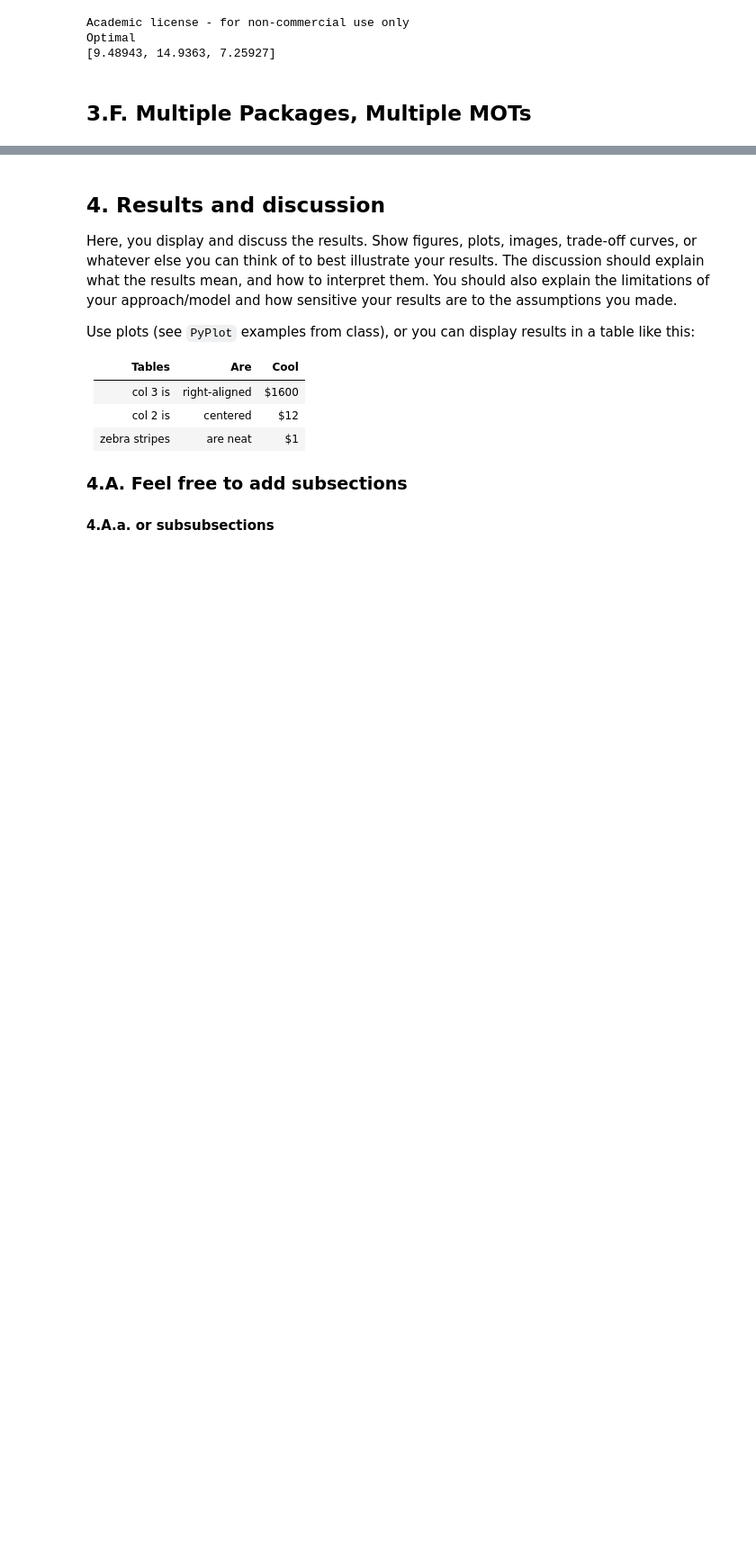
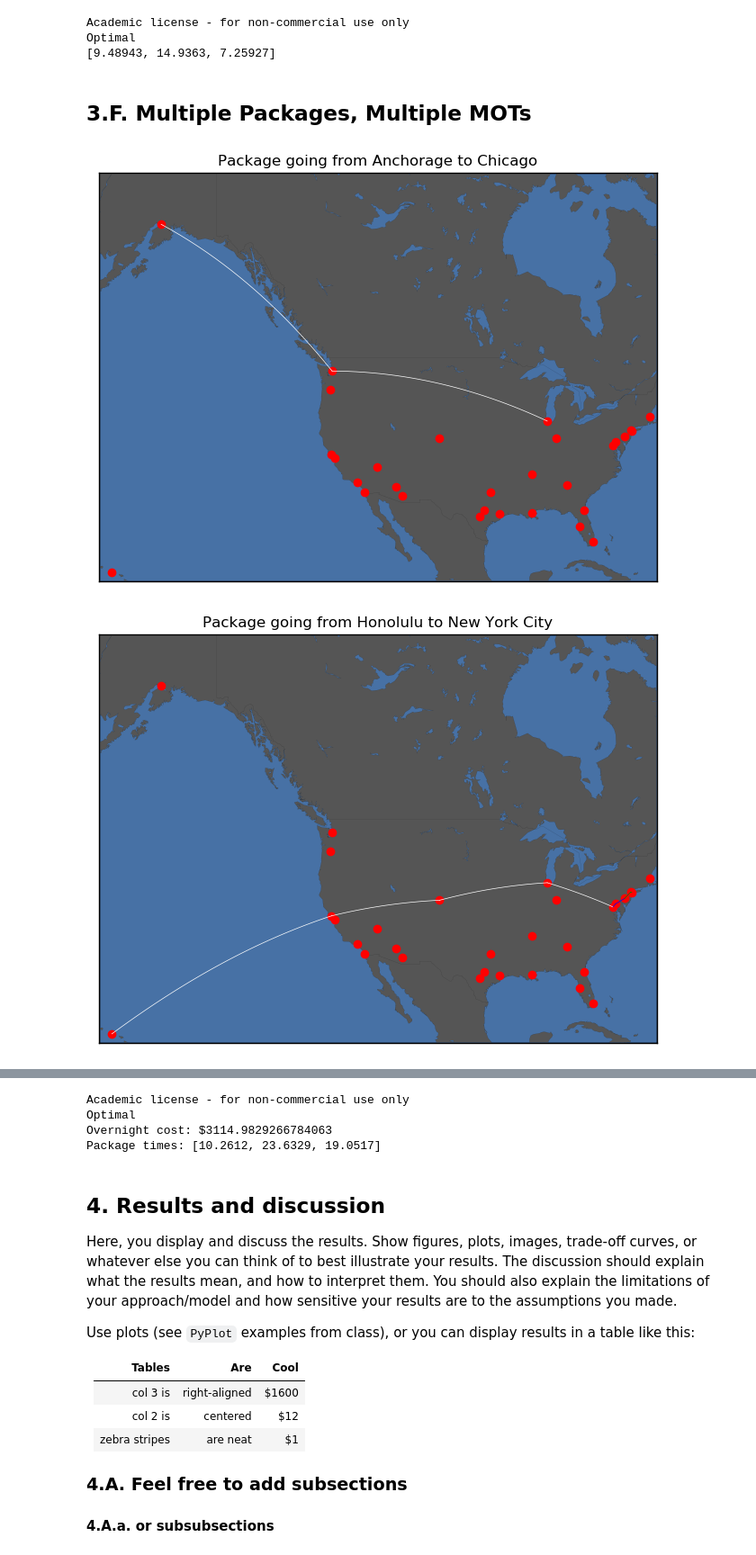
Before and after one commit to evandez/overnight-shipping, a Jupyter notebook: report.ipynb, the cells around one changed output, grey strips where cells are left out. Shown at 90% size. Cells and saved outputs as stored; diff of their text form; code cells hidden in the pictures; blank space fills up the shorter version.

```diff
--- a/report.ipynb
+++ b/report.ipynb
@@ -389,12 +387,10 @@ function plot_spmm(path, title, start_index, end_index, city_names, latitudes, l
             latitudes[city_names[current_index]],
             longitudes[city_names[next_index]],
             latitudes[city_names[next_index]],
-            linewidth=0.25, color=colors[mot_index], linestyle="-"
+            linewidth=0.5, color=colors[mot_index], linestyle="-"
         )
         current_index = next_index
     end
-
-    plt[:show]()
 end
 
 start_city = findfirst(cities, "Anchorage")
@@ -465,6 +461,7 @@ plot_spmm(
     longitudes,
     MOT_COLORS
 )
+plt[:show]()
 # %% [output]
 [figure]
 Academic license - for non-commercial use only
@@ -559,3 +555,62 @@ Optimal
 [9.48943, 14.9363, 7.25927]
 # %% [markdown]
 ## 3.F. Multiple Packages, Multiple MOTs
+# %%
+"""
+Plots multiple packages' paths in the US, color coded by MOT.
+"""
+function plot_mpmm(path, pkgs, city_names, latitudes, longitudes, colors)
+    for i in 1:length(pkgs)
+        start_index, end_index = pkgs[i]
+        start_city = cities[pkgs[i][1]]
+        end_city = cities[pkgs[i][2]]
+        pkg_path = path[i, :, :, :]
+        plot_spmm(pkg_path, "Package going from " * start_city *  " to " * end_city,
+            start_index, end_index, city_names, latitudes, longitudes, colors)
+    end
+end
+
+m = Model(solver=GurobiSolver(OutputFlag=false))
+@variable(m, mpmm[1:length(pkgs), 1:num_cities, 1:num_cities, 1:length(mot_distances)], Bin)
+
+# no self loops
+@constraint(m, [i in 1:length(pkgs), j in 1:num_cities], sum(mpmm[i, j, j, :]) == 0)
+
+# each package's time limit is 24 hours
+@expression(m, total_time[i in 1:length(pkgs)],
+    sum((combined_distances ./ speed_matrix .+ SORTING_TIME) .* mpmm[i, :, :, :]))
+@constraint(m, total_time .<= 24)
+
+# starting city only has outward flow
+@constraint(m, [i in 1:length(pkgs)], sum(mpmm[i, pkgs[i][1], :, :]) == 1)
+@constraint(m, [i in 1:length(pkgs)], sum(mpmm[i, :, pkgs[i][1], :]) == 0)
+
+# ending city only has inward flow
+@constraint(m, [i in 1:length(pkgs)], sum(mpmm[i, :, pkgs[i][2], :]) == 1)
+@constraint(m, [i in 1:length(pkgs)], sum(mpmm[i, pkgs[i][2], :, :]) == 0)
+
+# all other cities must have balanced flow
+for i in 1:length(pkgs)
+    start_city, end_city = pkgs[i]
+    for j in 1:num_cities
+        if j != start_city && j != end_city
+            @constraint(m, sum(mpmm[i, j, :, :]) == sum(mpmm[i, :, j, :]))
+        end
+    end
+end
+
+# compute each packages cost by multiplying fixed_costs (unit: $/mi) and distances
+@expression(m, pkg_cost[i in 1:length(pkgs)],
+    sum(combined_distances .* mpmm[i, :, :, :] .* fixed_costs_matrix))
+
+# minimize cost of all packages
+@objective(m, Min, sum(pkg_cost))
+status = solve(m)
+println(status)
+println("Overnight cost: \$", getobjectivevalue(m))
+println("Package times: ", getvalue(total_time))
+
+plot_mpmm(getvalue(mpmm), pkgs, cities, latitudes, longitudes, MOT_COLORS)
+# %% [output]
+[figure, added]
+[figure, added]
@@ -562,3 +618,7 @@ Optimal
+Academic license - for non-commercial use only
+Optimal
+Overnight cost: $3114.9829266784063
+Package times: [10.2612, 23.6329, 19.0517]
 # %% [markdown]
 ## 4. Results and discussion ##
 
```
Also changed, not shown: parts of 4 cells of this notebook.
